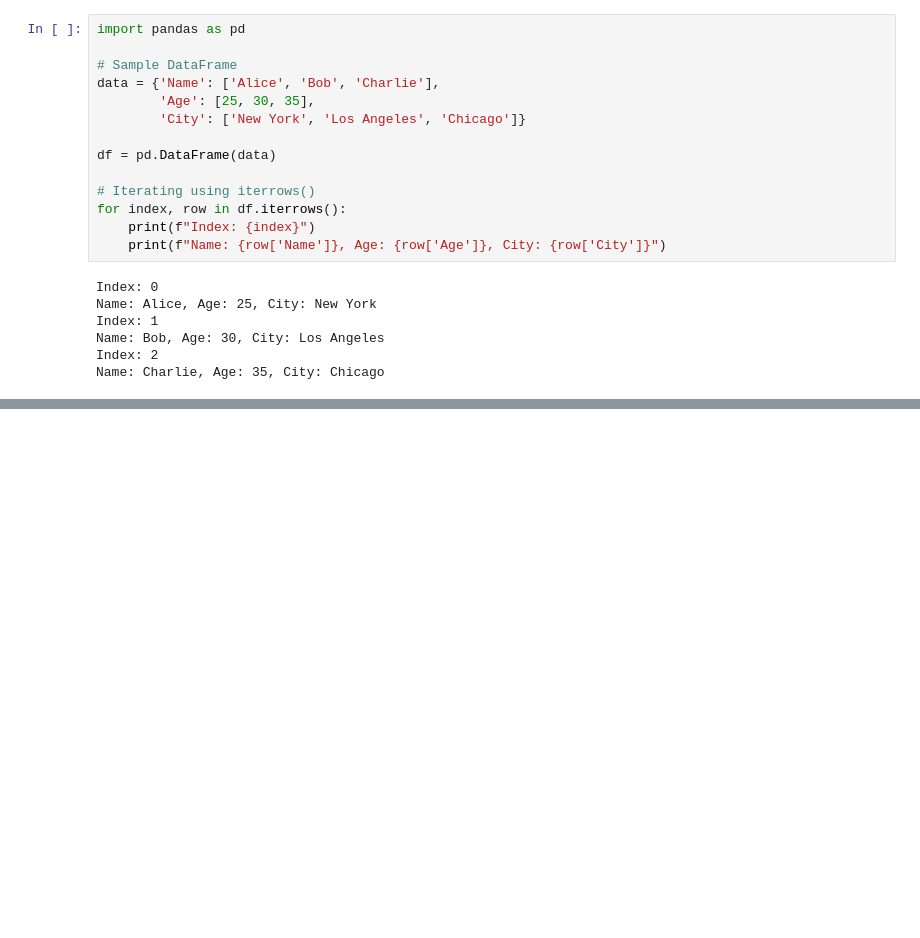
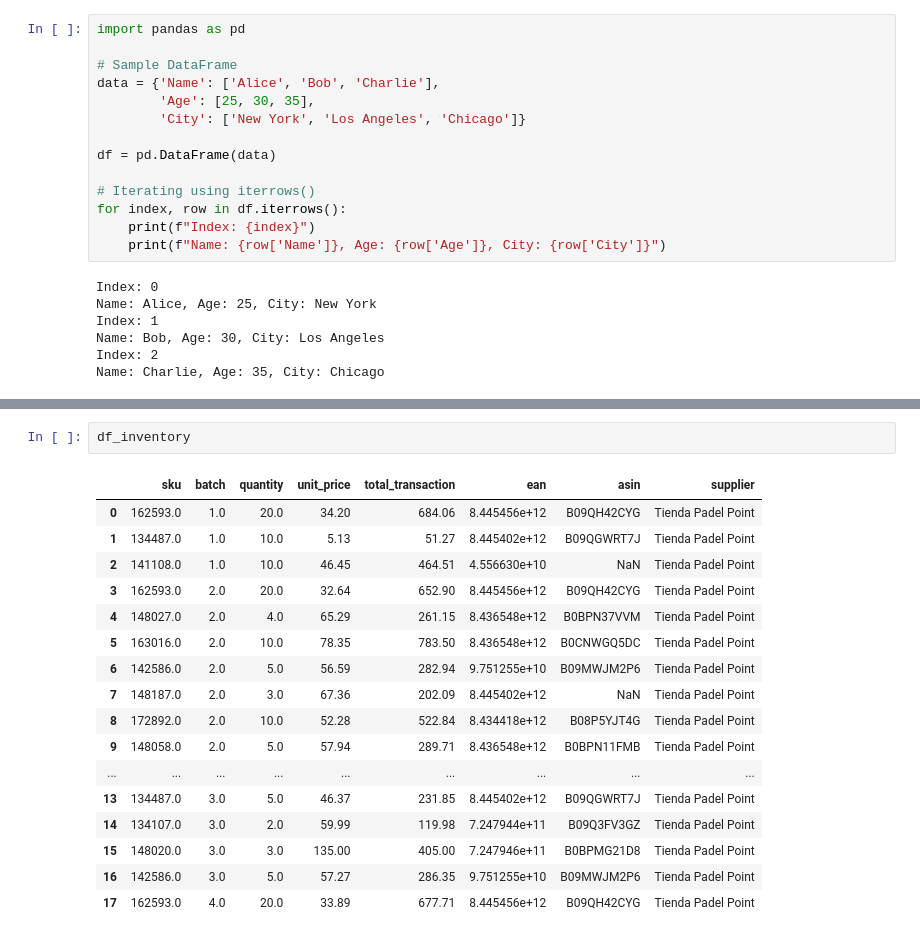
Before and after one commit to JulioValderrama/Padel_Oceania, a Jupyter notebook: data/Untitled.ipynb, the cells around one changed output, grey strips where cells are left out. Cells and saved outputs as stored; diff of their text form; blank space fills up the shorter version.

```diff
--- a/data/Untitled.ipynb
+++ b/data/Untitled.ipynb
@@ -173,0 +127,20 @@ TypeError: unsupported operand type(s) for +: 'int' and 'str'
+# %%
+df_inventory
+# %% [output]
+|  | sku | batch | quantity | unit_price | total_transaction | ean | asin | supplier |
+| 0 | 162593.0 | 1.0 | 20.0 | 34.20 | 684.06 | 8.445456e+12 | B09QH42CYG | Tienda Padel Point |
+| 1 | 134487.0 | 1.0 | 10.0 | 5.13 | 51.27 | 8.445402e+12 | B09QGWRT7J | Tienda Padel Point |
+| 2 | 141108.0 | 1.0 | 10.0 | 46.45 | 464.51 | 4.556630e+10 | NaN | Tienda Padel Point |
+| 3 | 162593.0 | 2.0 | 20.0 | 32.64 | 652.90 | 8.445456e+12 | B09QH42CYG | Tienda Padel Point |
+| 4 | 148027.0 | 2.0 | 4.0 | 65.29 | 261.15 | 8.436548e+12 | B0BPN37VVM | Tienda Padel Point |
+| 5 | 163016.0 | 2.0 | 10.0 | 78.35 | 783.50 | 8.436548e+12 | B0CNWGQ5DC | Tienda Padel Point |
+| 6 | 142586.0 | 2.0 | 5.0 | 56.59 | 282.94 | 9.751255e+10 | B09MWJM2P6 | Tienda Padel Point |
+| 7 | 148187.0 | 2.0 | 3.0 | 67.36 | 202.09 | 8.445402e+12 | NaN | Tienda Padel Point |
+| 8 | 172892.0 | 2.0 | 10.0 | 52.28 | 522.84 | 8.434418e+12 | B08P5YJT4G | Tienda Padel Point |
+| 9 | 148058.0 | 2.0 | 5.0 | 57.94 | 289.71 | 8.436548e+12 | B0BPN11FMB | Tienda Padel Point |
+| ... | ... | ... | ... | ... | ... | ... | ... | ... |
+| 13 | 134487.0 | 3.0 | 5.0 | 46.37 | 231.85 | 8.445402e+12 | B09QGWRT7J | Tienda Padel Point |
+| 14 | 134107.0 | 3.0 | 2.0 | 59.99 | 119.98 | 7.247944e+11 | B09Q3FV3GZ | Tienda Padel Point |
+| 15 | 148020.0 | 3.0 | 3.0 | 135.00 | 405.00 | 7.247946e+11 | B0BPMG21D8 | Tienda Padel Point |
+| 16 | 142586.0 | 3.0 | 5.0 | 57.27 | 286.35 | 9.751255e+10 | B09MWJM2P6 | Tienda Padel Point |
+| 17 | 162593.0 | 4.0 | 20.0 | 33.89 | 677.71 | 8.445456e+12 | B09QH42CYG | Tienda Padel Point |
```
Also changed, not shown: parts of 6 cells of this notebook, 2 other files.
